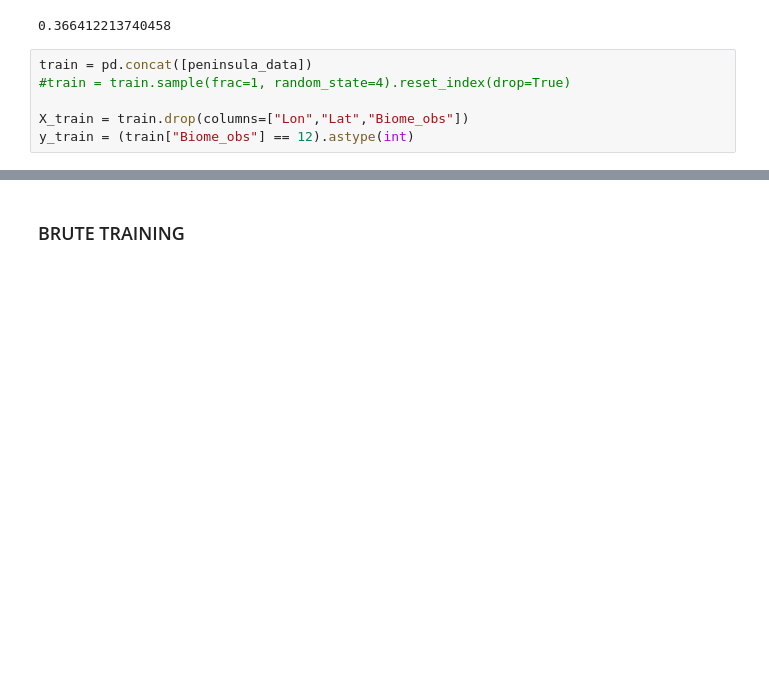
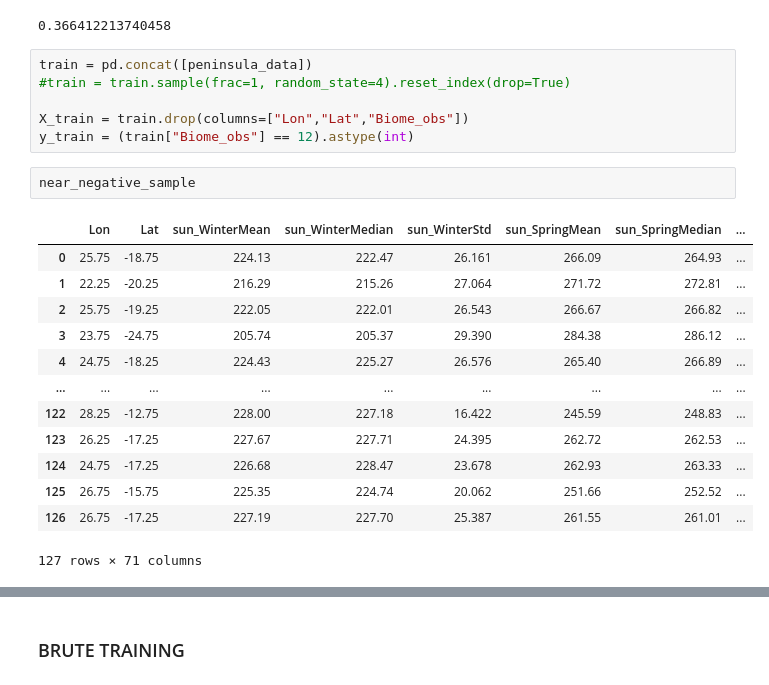
Before and after one commit to Milou-v/BERN01-Groupwork, a Jupyter notebook: project2_RandomForestBiome/test_binary_classifier.ipynb, the cells around one changed output, grey strips where cells are left out. Cells and saved outputs as stored; diff of their text form; blank space fills up the shorter version.

```diff
--- a/project2_RandomForestBiome/test_binary_classifier.ipynb
+++ b/project2_RandomForestBiome/test_binary_classifier.ipynb
@@ -213,5 +251,21 @@ train = pd.concat([peninsula_data])
 
 X_train = train.drop(columns=["Lon","Lat","Biome_obs"])
 y_train = (train["Biome_obs"] == 12).astype(int)
+# %%
+near_negative_sample
+# %% [output]
+|  | Lon | Lat | sun_WinterMean | sun_WinterMedian | sun_WinterStd | sun_SpringMean | sun_SpringMedian | ... |
+| 0 | 25.75 | -18.75 | 224.13 | 222.47 | 26.161 | 266.09 | 264.93 | ... |
+| 1 | 22.25 | -20.25 | 216.29 | 215.26 | 27.064 | 271.72 | 272.81 | ... |
+| 2 | 25.75 | -19.25 | 222.05 | 222.01 | 26.543 | 266.67 | 266.82 | ... |
+| 3 | 23.75 | -24.75 | 205.74 | 205.37 | 29.390 | 284.38 | 286.12 | ... |
+| 4 | 24.75 | -18.25 | 224.43 | 225.27 | 26.576 | 265.40 | 266.89 | ... |
+| ... | ... | ... | ... | ... | ... | ... | ... | ... |
+| 122 | 28.25 | -12.75 | 228.00 | 227.18 | 16.422 | 245.59 | 248.83 | ... |
+| 123 | 26.25 | -17.25 | 227.67 | 227.71 | 24.395 | 262.72 | 262.53 | ... |
+| 124 | 24.75 | -17.25 | 226.68 | 228.47 | 23.678 | 262.93 | 263.33 | ... |
+| 125 | 26.75 | -15.75 | 225.35 | 224.74 | 20.062 | 251.66 | 252.52 | ... |
+| 126 | 26.75 | -17.25 | 227.19 | 227.70 | 25.387 | 261.55 | 261.01 | ... |
+127 rows × 71 columns
 # %%
 ###TRAINING NEAR LOCAL TEST TO IMPROVE NEGATIVE CLASSIFICATION
```
Also changed, not shown: parts of 18 cells of this notebook, 1 other file.
